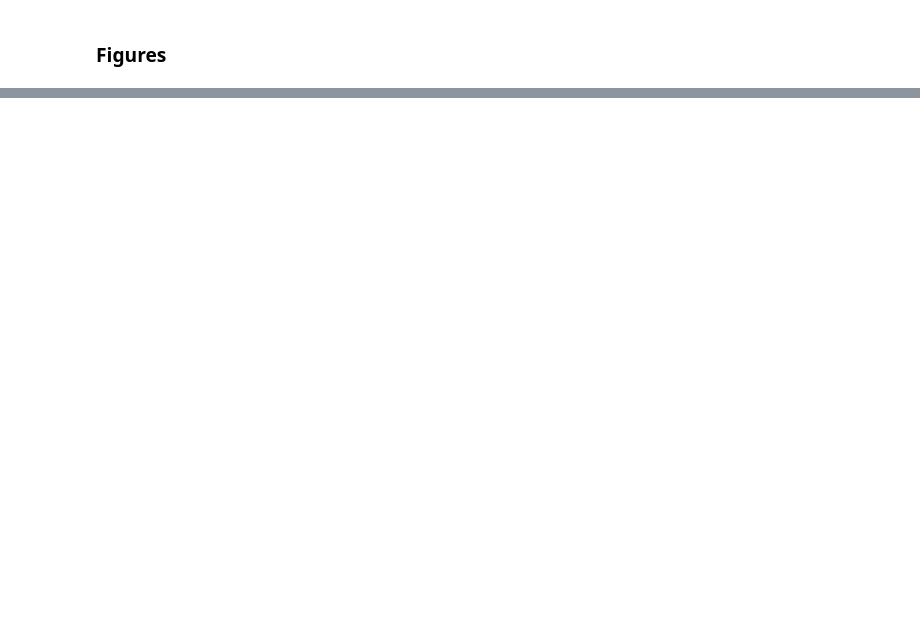
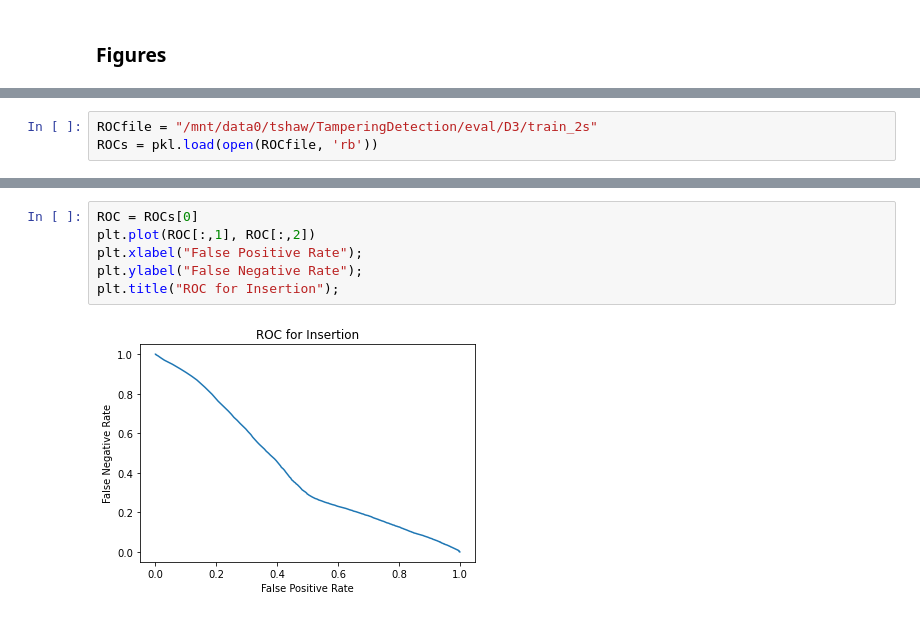
Before and after one commit to HMC-MIR/HSTW, a Jupyter notebook: 03_speech_eval.ipynb, the cells around one changed output, grey strips where cells are left out. Cells and saved outputs as stored; diff of their text form; blank space fills up the shorter version.

```diff
--- a/03_speech_eval.ipynb
+++ b/03_speech_eval.ipynb
@@ -257,0 +309,3 @@ plotAttribution(timesToPlot, systemsToPlot)
+# %%
+ROCfile = "/mnt/data0/tshaw/TamperingDetection/eval/D3/train_2s"
+ROCs = pkl.load(open(ROCfile, 'rb'))
@@ -257,0 +332,8 @@ plotAttribution(timesToPlot, systemsToPlot)
+# %%
+ROC = ROCs[0]
+plt.plot(ROC[:,1], ROC[:,2])
+plt.xlabel("False Positive Rate");
+plt.ylabel("False Negative Rate");
+plt.title("ROC for Insertion");
+# %% [output]
+[figure, added]
```
Also changed, not shown: parts of 15 cells of this notebook.
